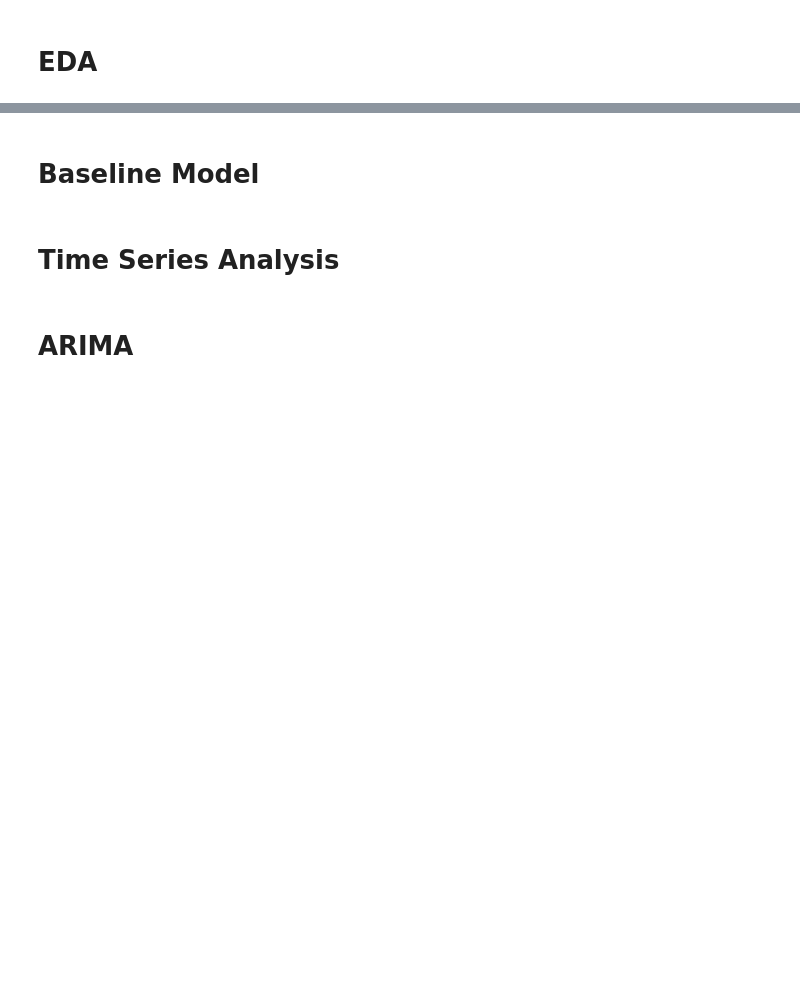
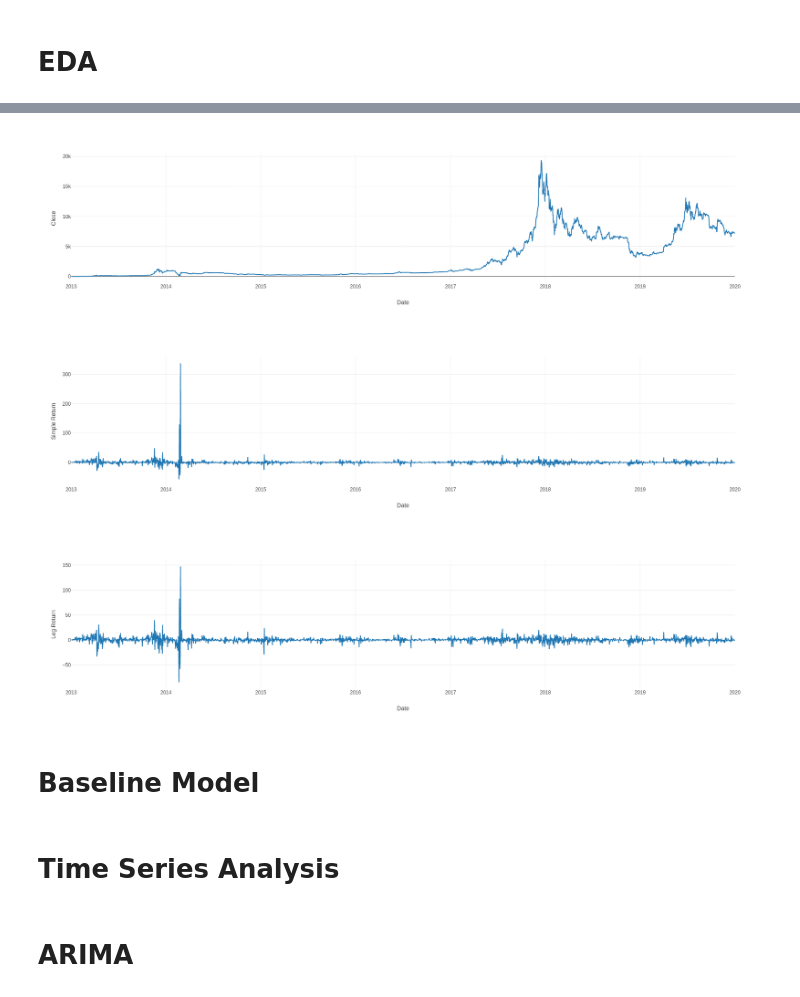
Before and after one commit to Rhuck1/Bitcoin-Price-Analysis, a Jupyter notebook: capstone_2_rough_draft.ipynb, the cells around one changed output, grey strips where cells are left out. Saved outputs shown, nothing was run; the diff lists cells and outputs as text; code cells hidden in the pictures; blank space fills up the shorter version.

```diff
--- a/capstone_2_rough_draft.ipynb
+++ b/capstone_2_rough_draft.ipynb
@@ -168,9 +152,0 @@ Name: Close, Length: 2557, dtype: float64
-# %%
-# fig = px.line(data, x=data.index, y=data['Close'], title='Bitcoin Closing Price')
-# #fig.update_xaxes(title_text='Date', nticks=16)
-# fig.update_yaxes(title_text='Price in USD ($)')
-# fig.update_layout(plot_bgcolor='white')
-# fig.show()
-
-fig= px.line(data.index, y=data.['Close'], Title='Bitcoin Closing Price')
-fig.update_xaxes
@@ -179,2 +153,8 @@ fig.update_xaxes
 # %% [markdown]
 # EDA
+# %%
+df = pd.DataFrame(data['Close'])
+df['Simple Return'] = 100 * df.Close.pct_change()
+df['Log Return'] = 100 * (np.log(df.Close) - np.log(df.Close.shift(1)))
+
+df
@@ -181,3 +176,29 @@ fig.update_xaxes
+# %%
+# fig = px.line(data, x=data.index, y=data['Close'], title='Bitcoin Closing Price')
+# #fig.update_xaxes(title_text='Date', nticks=16)
+# fig.update_yaxes(title_text='Price in USD ($)')
+# fig.update_layout(plot_bgcolor='white')
+# fig.show()
+
+# for template in ["plotly", "plotly_white", "plotly_dark", "ggplot2", "seaborn", "simple_white", "none"]:
+#     fig = px.scatter(df_2007,
+#                      x="gdpPercap", y="lifeExp", size="pop", color="continent",
+#                      log_x=True, size_max=60,
+#                      template=template, title="Gapminder 2007: '%s' theme" % template)
+#     fig.show()
+
+for column in df.columns:
+
+    fig = px.line(df, x=data.index, y=df[column], template='none')
+    fig.show()
+
+# fig = px.line(data.index, y=data['Close'], title='Bitcoin Closing Price', template='plotly')
+# fig.update_yaxes(title_text='Price in USD ($)')
+# fig.show()
+# %% [output]
+[figure, added]
+[figure, added]
+[figure, added]
 # %% [markdown]
 # Baseline Model
 # %% [markdown]
```
Also changed, not shown: parts of 4 cells of this notebook.
